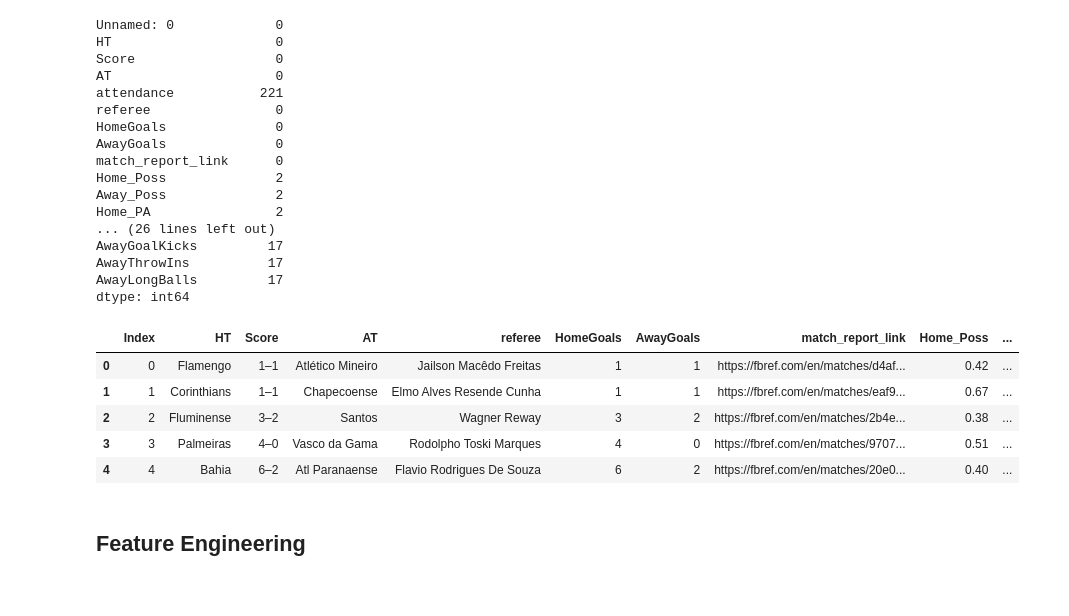
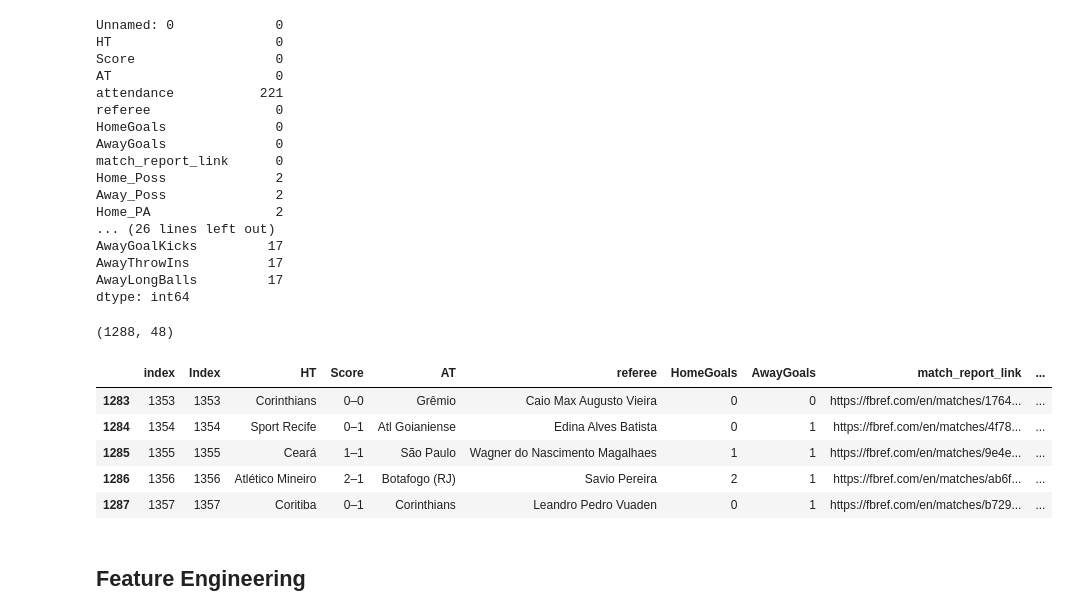
Before and after one commit to feliperattes/soccer_pred, a Jupyter notebook: Models.ipynb, the cells around one changed output. Drawn from its saved outputs; the diff is of its cells as text; code cells hidden in the pictures.

```diff
--- a/Models.ipynb
+++ b/Models.ipynb
@@ -106,15 +106,21 @@ data = data.drop(['attendance'], axis=1)
 # Maybe it's better dropping Saves!!
 
 data.dropna(inplace=True)
+# %%
+data.reset_index(inplace=True)
 # %%
-data.head()
+data.shape
 # %% [output]
-|  | Index | HT | Score | AT | referee | HomeGoals | AwayGoals | match_report_link | Home_Poss | ... |
-| 0 | 0 | Flamengo | 1–1 | Atlético Mineiro | Jailson Macêdo Freitas | 1 | 1 | https://fbref.com/en/matches/d4af... | 0.42 | ... |
-| 1 | 1 | Corinthians | 1–1 | Chapecoense | Elmo Alves Resende Cunha | 1 | 1 | https://fbref.com/en/matches/eaf9... | 0.67 | ... |
-| 2 | 2 | Fluminense | 3–2 | Santos | Wagner Reway | 3 | 2 | https://fbref.com/en/matches/2b4e... | 0.38 | ... |
-| 3 | 3 | Palmeiras | 4–0 | Vasco da Gama | Rodolpho Toski Marques | 4 | 0 | https://fbref.com/en/matches/9707... | 0.51 | ... |
-| 4 | 4 | Bahia | 6–2 | Atl Paranaense | Flavio Rodrigues De Souza | 6 | 2 | https://fbref.com/en/matches/20e0... | 0.40 | ... |
+(1288, 48)
+# %%
+data.tail()
+# %% [output]
+|  | index | Index | HT | Score | AT | referee | HomeGoals | AwayGoals | match_report_link | ... |
+| 1283 | 1353 | 1353 | Corinthians | 0–0 | Grêmio | Caio Max Augusto Vieira | 0 | 0 | https://fbref.com/en/matches/1764... | ... |
+| 1284 | 1354 | 1354 | Sport Recife | 0–1 | Atl Goianiense | Edina Alves Batista | 0 | 1 | https://fbref.com/en/matches/4f78... | ... |
+| 1285 | 1355 | 1355 | Ceará | 1–1 | São Paulo | Wagner do Nascimento Magalhaes | 1 | 1 | https://fbref.com/en/matches/9e4e... | ... |
+| 1286 | 1356 | 1356 | Atlético Mineiro | 2–1 | Botafogo (RJ) | Savio Pereira | 2 | 1 | https://fbref.com/en/matches/ab6f... | ... |
+| 1287 | 1357 | 1357 | Coritiba | 0–1 | Corinthians | Leandro Pedro Vuaden | 0 | 1 | https://fbref.com/en/matches/b729... | ... |
 # %% [markdown]
 ## Feature Engineering
 # %% [markdown]
```
Also changed, not shown: parts of 5 cells of this notebook.
